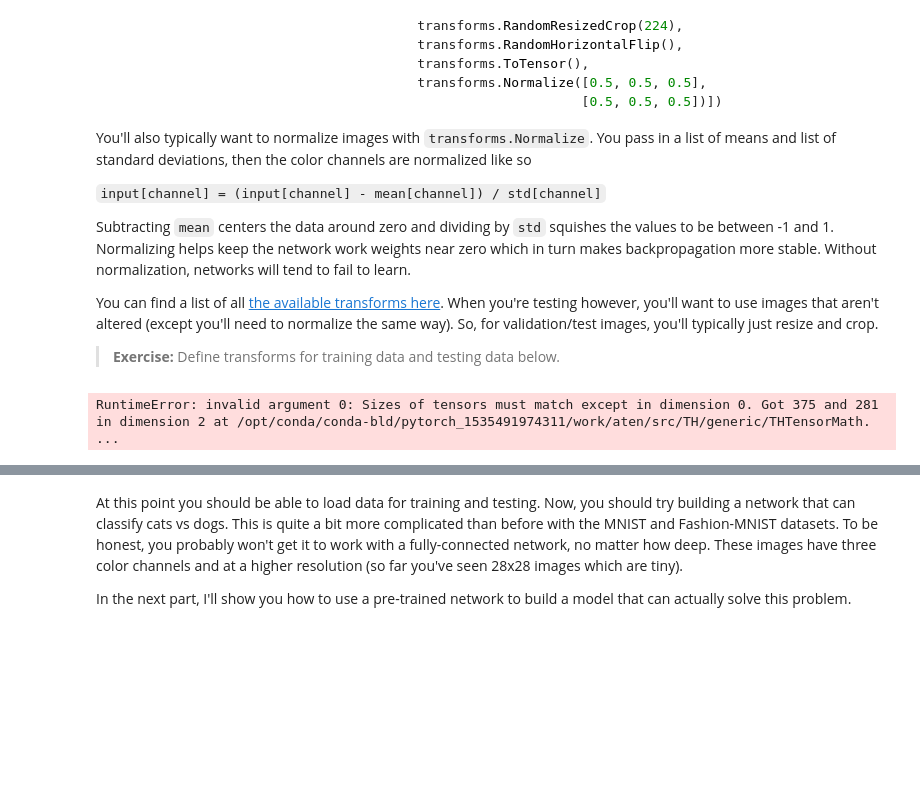
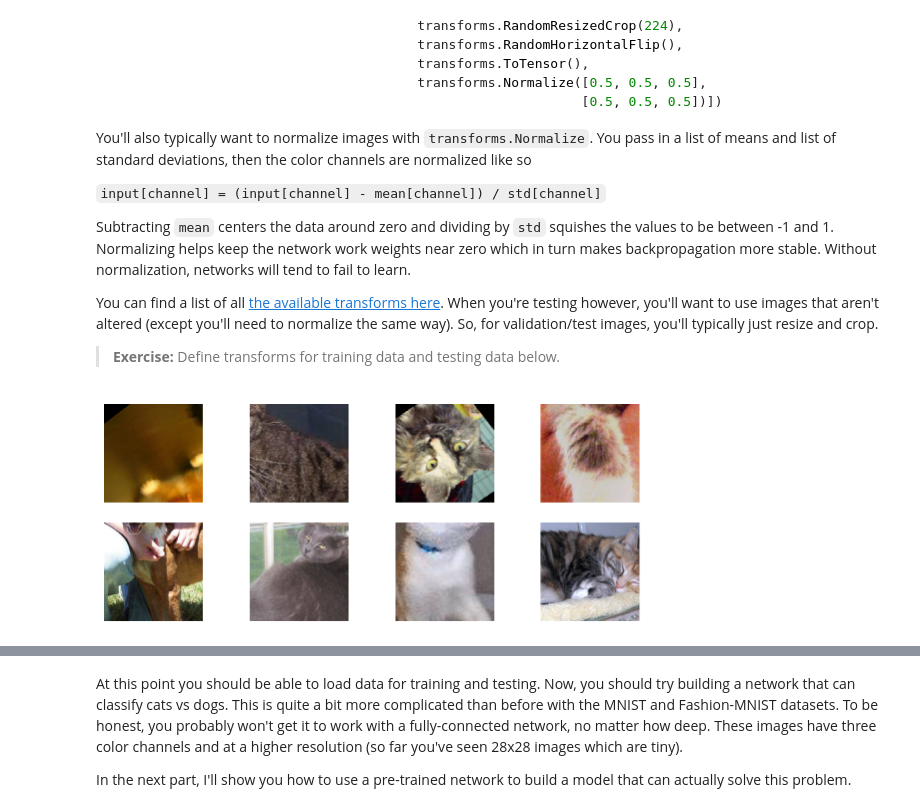
Before and after one commit to laurauzcategui/pytorch_challenge, a Jupyter notebook: l4_intro_to_pytorch/Part_7_Loading_Image_Data_Exercises.ipynb, the cells around one changed output, grey strips where cells are left out. Saved outputs shown, nothing was run; the diff lists cells and outputs as text; code cells hidden in the pictures; blank space fills up the shorter version.

```diff
--- a/l4_intro_to_pytorch/Part_7_Loading_Image_Data_Exercises.ipynb
+++ b/l4_intro_to_pytorch/Part_7_Loading_Image_Data_Exercises.ipynb
@@ -122,6 +122,7 @@ data_dir = '../cats_and_dogs'
 train_transforms = transforms.Compose([transforms.RandomGrayscale(p=0.1),
                                        transforms.RandomRotation(45),
                                        transforms.RandomVerticalFlip(),
+                                       transforms.RandomResizedCrop(256),
                                        transforms.ToTensor()])
 
 test_transforms = transforms.Compose([transforms.Resize(256),
@@ -137,14 +138,18 @@ trainloader = torch.utils.data.DataLoader(train_data, batch_size=32)
 testloader = torch.utils.data.DataLoader(test_data, batch_size=32,shuffle=True)
 # %%
 # change this to the trainloader or testloader
-data_iter = iter(trainloader)
-images, labels = next(data_iter)
-#fig, axes = plt.subplots(figsize=(10,4), ncols=4)
-#for ii in range(2):
-#    ax = axes[ii]
-#    helper.imshow(train_img[ii], ax=ax, normalize=False)
+train_iter = iter(trainloader)
+test_iter = iter(testloader)
+train_img, labels = next(train_iter)
+test_img, labels = next(test_iter)
+fig, axes = plt.subplots(figsize=(10,4), ncols=4, nrows=2)
+for ii in range(4):
+    ax = axes[0][ii]
+    ay = axes[1][ii]
+    helper.imshow(train_img[ii], ax=ax , normalize=False)
+    helper.imshow(test_img[ii], ax=ay , normalize=False)
 # %% [output]
-RuntimeError: invalid argument 0: Sizes of tensors must match except in dimension 0. Got 375 and 281 in dimension 2 at /opt/conda/conda-bld/pytorch_1535491974311/work/aten/src/TH/generic/THTensorMath. ...
+[figure, added]
 # %% [markdown]
 Your transformed images should look something like this.
 
```
Also changed, not shown: parts of 1 cell of this notebook, 1 other file.
